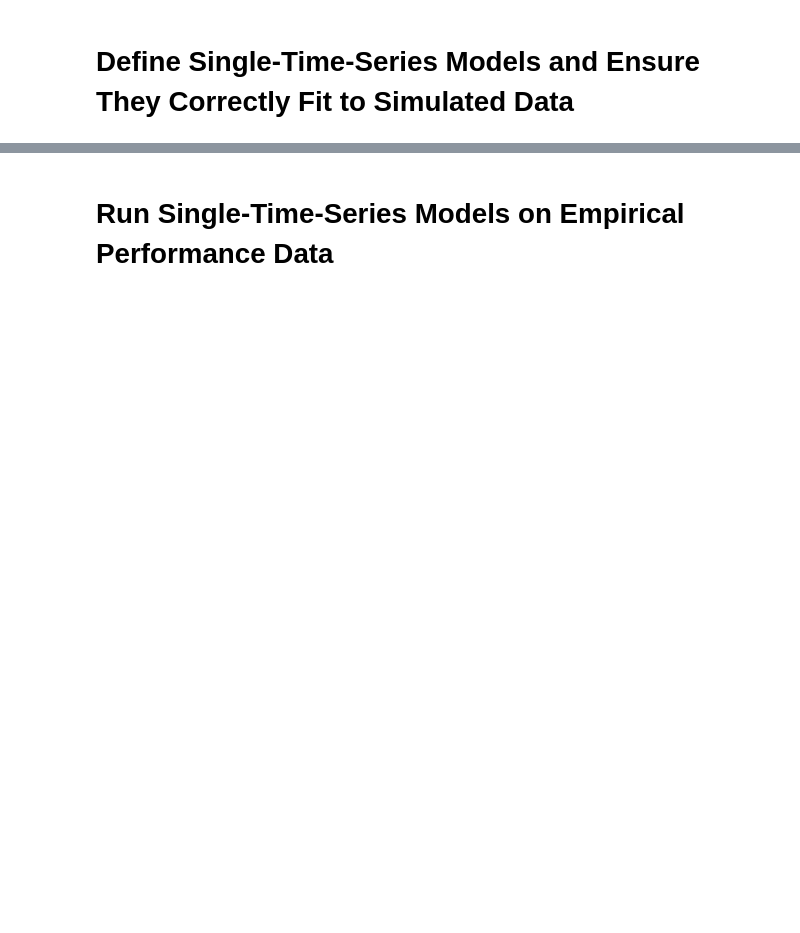
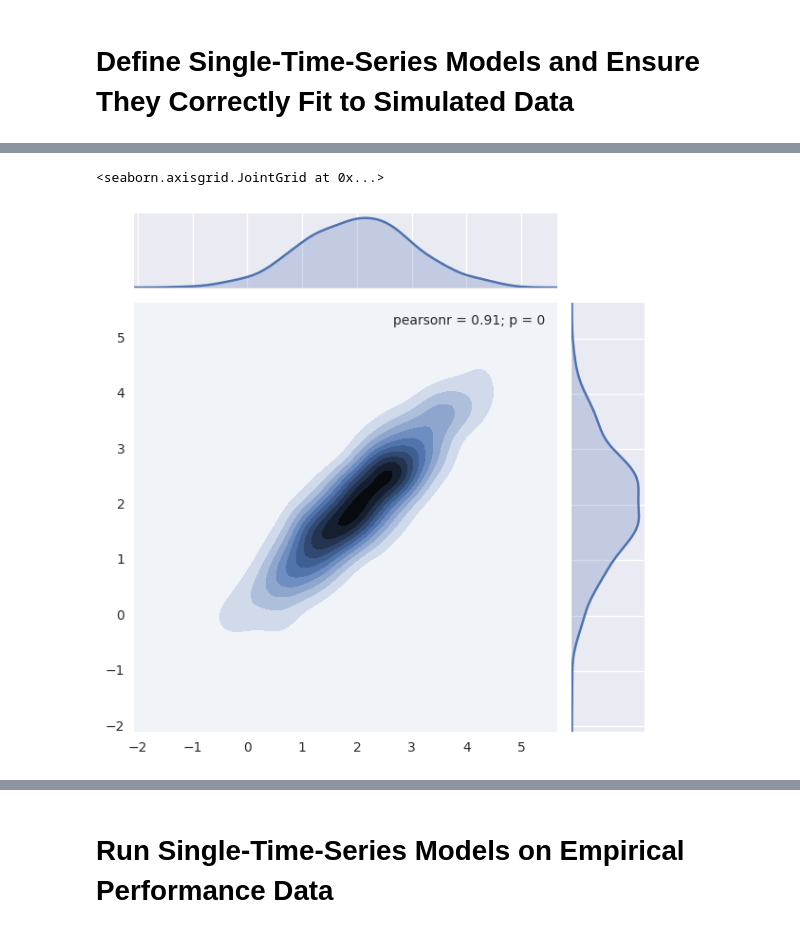
Before and after one commit to jeffalstott/technologytimeseries_forecasting, a Jupyter notebook: src/Modeling_Performance_Increases.ipynb, the cells around one changed output, grey strips where cells are left out. Cells and saved outputs as stored; diff of their text form; code cells hidden in the pictures; blank space fills up the shorter version.

```diff
--- a/src/Modeling_Performance_Increases.ipynb
+++ b/src/Modeling_Performance_Increases.ipynb
@@ -540,0 +846,13 @@ theta: 0.80, inferred theta: 0.90
+# %%
+Omega = matrix([[1,.9],
+               [.9,1]])
+tau = array([1,1])
+cov = diag(tau)*Omega*diag(tau)
+
+x = multivariate_normal([2,2],cov).rvs(1000)
+mus = x[:,0]
+sigmas = x[:,1]
+sns.jointplot(mus, sigmas,kind='kde')
+# %% [output]
+<seaborn.axisgrid.JointGrid at 0x...>
+[figure, added]
```
Also changed, not shown: parts of 24 cells of this notebook.
